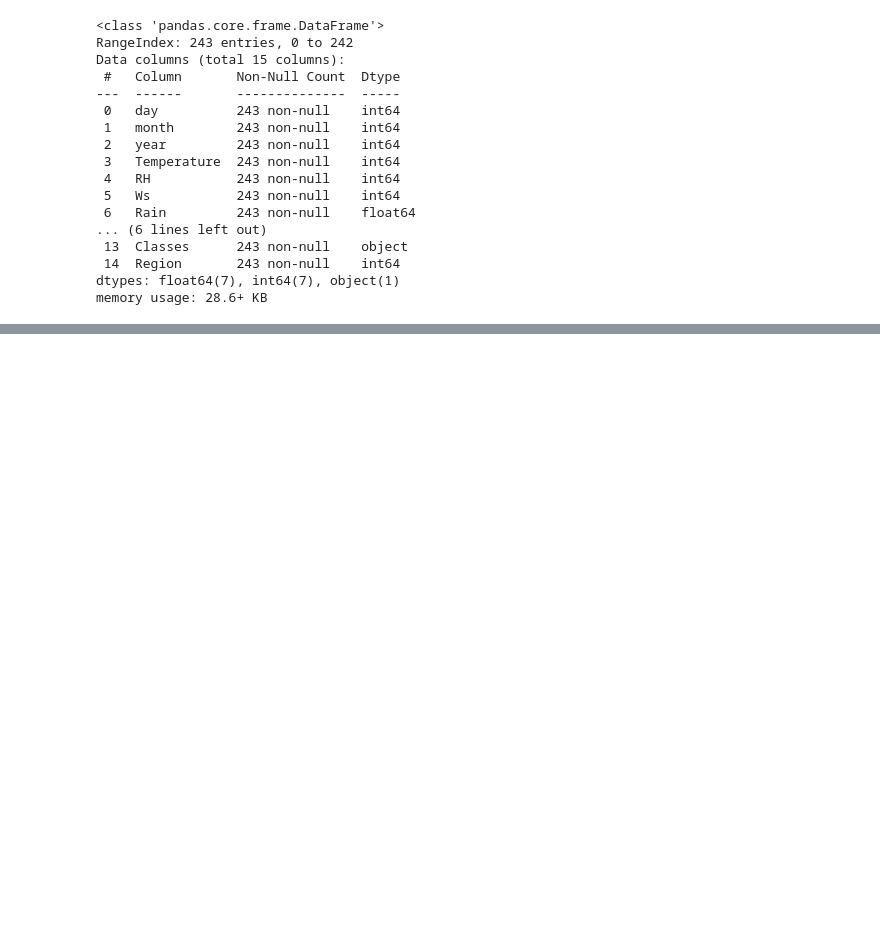
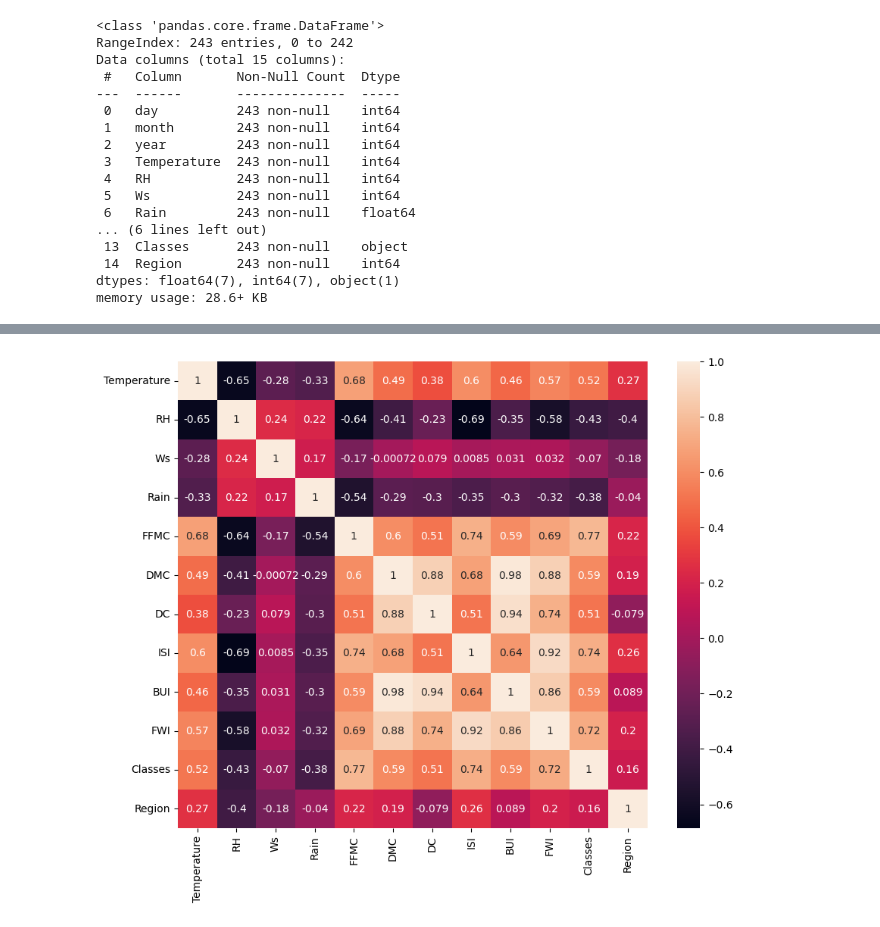
Before and after one commit to manjuq/forest_fire_prediction, a Jupyter notebook: EDA_forest_fire.ipynb, the cells around one changed output, grey strips where cells are left out. Saved outputs shown, nothing was run; the diff lists cells and outputs as text; code cells hidden in the pictures; blank space fills up the shorter version.

```diff
--- a/EDA_forest_fire.ipynb
+++ b/EDA_forest_fire.ipynb
@@ -159,0 +218,7 @@ df.describe()
+# %%
+#Correlation
+plt.figure(figsize=(10, 8))
+sns.heatmap(df_copy.corr(), annot=True)
+plt.show()
+# %% [output]
+[figure, added]
```
Also changed, not shown: parts of 13 cells of this notebook, 1 other file.
